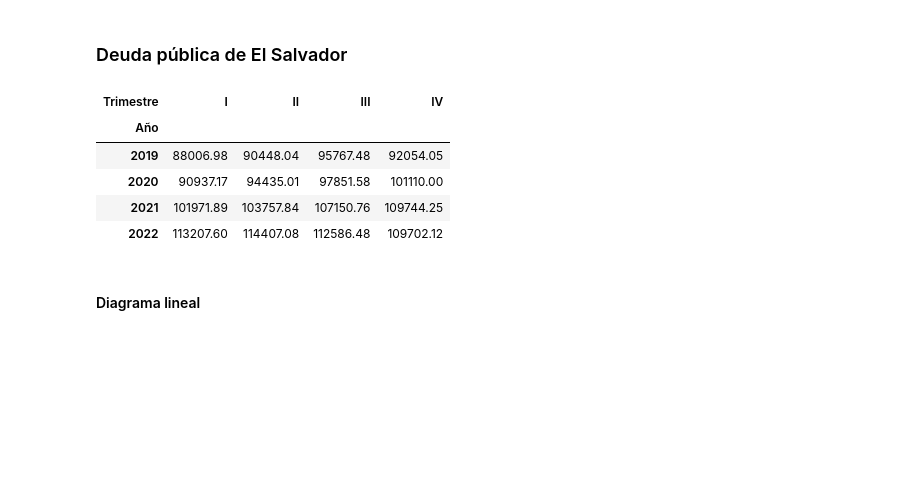
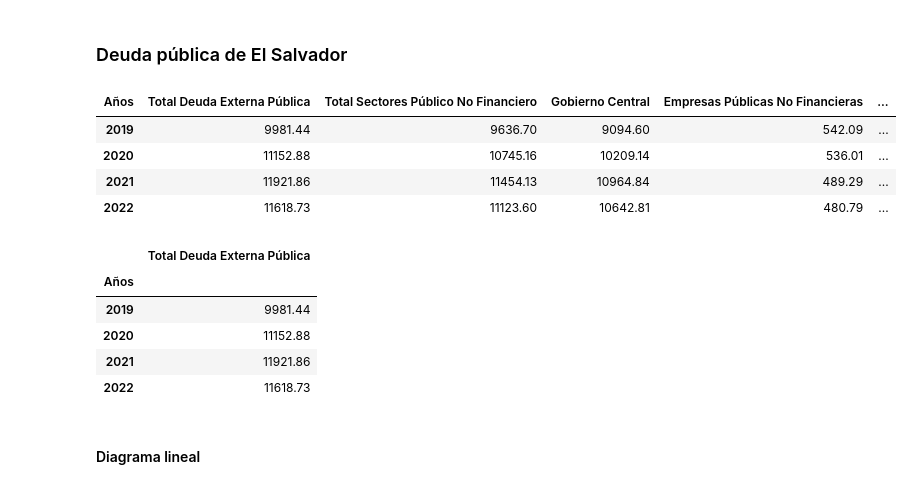
Before and after one commit to JosueRodriguezSams/CriptoSV---Samsung, a Jupyter notebook: Analisis_impacto_del_bitcoin.ipynb, the cells around one changed output. Saved outputs shown, nothing was run; the diff lists cells and outputs as text; code cells hidden in the pictures; blank space fills up the shorter version.

```diff
--- a/Analisis_impacto_del_bitcoin.ipynb
+++ b/Analisis_impacto_del_bitcoin.ipynb
@@ -8,40 +8,41 @@ import matplotlib.pyplot as plt
 ## Tratamiento de datos
 # %% [markdown]
 ### Deuda pública de El Salvador
-# %%
-ruta = "Datos_bitcoin/Deuda_SV/Saldo_Bruto_de_la_Deuda_Externa_Total_En_Millones_de_US$.csv"
-df = pd.read_csv(ruta, encoding='ISO-8859-1', sep=",",skiprows=4, skipfooter=2,engine="python")
-
-df_suma = df.drop(columns=[' '], axis=1)
-columnas = df_suma.columns
-nombres_ordenados = []
-anio_inicial = 2019
-trimestres = ['I', 'II', 'III', 'IV']
-n_columnas = len(df_suma.columns)
-
-# Generar nombres de columnas con años y trimestres
-for i, col in enumerate(columnas):
-    anio = anio_inicial + (i // 4)
-    trimestre = trimestres[i % 4]
-    nombres_ordenados.append((anio, trimestre))
-
-# Crear un nuevo DataFrame con las sumas por año y trimestre
-suma_trimestres = []
-for i, col in enumerate(columnas):
-    anio, trimestre = nombres_ordenados[i]
-    suma_total = df[col].sum()
-    suma_trimestres.append({'Año': anio, 'Trimestre': trimestre, 'Suma': suma_total})
-
-df_resultado = pd.DataFrame(suma_trimestres)
-df_dEx = df_resultado.pivot(index='Año', columns='Trimestre', values='Suma')
-df_dEx
-# %% [output]
-| Trimestre | I | II | III | IV |
-| Año |  |  |  |  |
-| 2019 | 88006.98 | 90448.04 | 95767.48 | 92054.05 |
-| 2020 | 90937.17 | 94435.01 | 97851.58 | 101110.00 |
-| 2021 | 101971.89 | 103757.84 | 107150.76 | 109744.25 |
-| 2022 | 113207.60 | 114407.08 | 112586.48 | 109702.12 |
+# %%
+ruta = "Datos_bitcoin/Deuda_SV/Deuda_Externa_Pública_Total.csv"
+df = pd.read_csv(ruta, encoding='utf-8', sep=",",skiprows=4, skipfooter=2,engine="python")
+df = df.iloc[:7]
+df[" "]=[
+    'Total Deuda Externa Pública',
+    'Total Sectores Público No Financiero',
+    'Gobierno Central','Resto Del Gobierno Central',
+    'Empresas Públicas No Financieras',
+    'Total Sectores Públicos Financiero',
+    'Banco Central De Reserva' ]
+df.columns = ['Años', '2019', '2020', '2021', '2022']
+df_DPE_concepto = df.set_index('Años').T
+df_DPE_concepto["Gobierno Central"] = df_DPE_concepto["Gobierno Central"].values + df_DPE_concepto["Resto Del Gobierno Central"].values
+df_DPE_concepto.drop(columns="Resto Del Gobierno Central", axis=1,inplace=True)
+df_DPE_concepto
+# %% [output]
+| Años | Total Deuda Externa Pública | Total Sectores Público No Financiero | Gobierno Central | Empresas Públicas No Financieras | ... |
+| 2019 | 9981.44 | 9636.70 | 9094.60 | 542.09 | ... |
+| 2020 | 11152.88 | 10745.16 | 10209.14 | 536.01 | ... |
+| 2021 | 11921.86 | 11454.13 | 10964.84 | 489.29 | ... |
+| 2022 | 11618.73 | 11123.60 | 10642.81 | 480.79 | ... |
+# %%
+df_DPE = df_DPE_concepto["Total Deuda Externa Pública"]
+df_DPE= df_DPE.reset_index()
+df_DPE.columns =["Años","Total Deuda Externa Pública"]
+df_DPE.set_index("Años", inplace=True)
+df_DPE
+# %% [output]
+|  | Total Deuda Externa Pública |
+| Años |  |
+| 2019 | 9981.44 |
+| 2020 | 11152.88 |
+| 2021 | 11921.86 |
+| 2022 | 11618.73 |
 # %% [markdown]
 #### Diagrama lineal
 # %%
```
Also changed, not shown: parts of 2 cells of this notebook, 1 other file.
